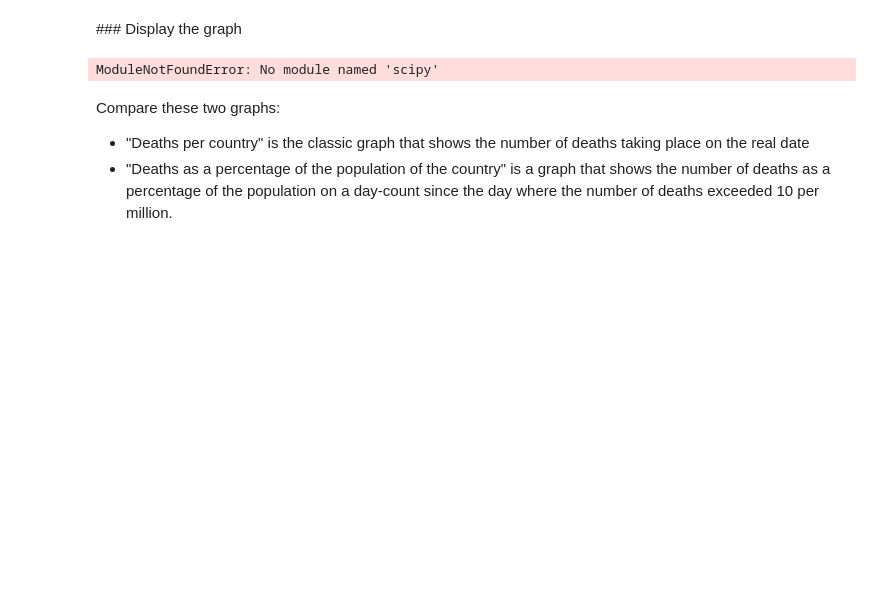
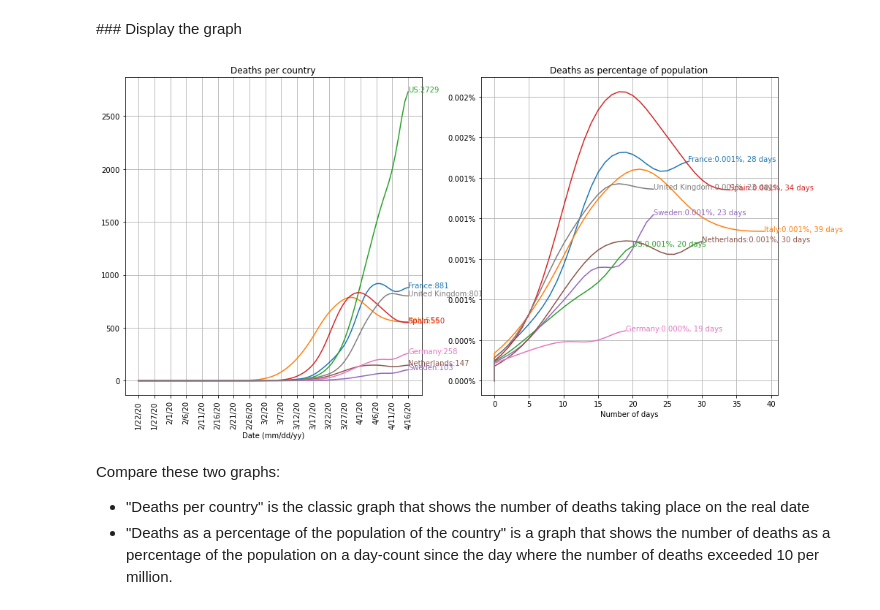
Before and after one commit to JeanRosselVallee/jupyter, a Jupyter notebook: COVID-CompareDailyDeathsAsPercentage.ipynb, the cells around one changed output. Drawn from its saved outputs; the diff is of its cells as text; code cells hidden in the pictures; blank space fills up the shorter version.

Commit message:
Add files via upload
smoothed curves

```diff
--- a/COVID-CompareDailyDeathsAsPercentage.ipynb
+++ b/COVID-CompareDailyDeathsAsPercentage.ipynb
@@ -106,34 +106,34 @@ display(data_per_country.tail(), data_percentage.tail())
 # %%
 import matplotlib.pyplot as plt
 import matplotlib.ticker as tck
 from scipy.ndimage.filters import gaussian_filter1d
 fig, (graph1, graph2) = plt.subplots(1, 2, figsize=(16,8))
 for country in country_list:
     graph_per_country = graph1.plot(data_per_country[data_per_country['country'] == country]['date'],
-        gaussian_filter1d(data_per_country[data_per_country['country'] == country]['nb_deaths'], sigma=2),
+        gaussian_filter1d(data_per_country[data_per_country['country'] == country]['nb_deaths'], sigma=3),
         label=country)
     last_x1, last_y1 = graph_per_country[0].get_data()[0][-1], graph_per_country[0].get_data()[1][-1]
     str_y1 = ':{:.0f}'.format(last_y1)
     graph1.annotate(xy=[last_x1, last_y1], s=country + str_y1, color=graph_per_country[0].get_color())
     graph_percentage = graph2.plot(data_percentage[data_percentage['country'] == country]['day'],
-        data_percentage[data_percentage['country'] == country]['deaths %'],
+        gaussian_filter1d(data_percentage[data_percentage['country'] == country]['deaths %'], sigma=3),
         label=country)
     last_x2, last_y2 = graph_percentage[0].get_data()[0][-1], graph_percentage[0].get_data()[1][-1]
     str2 = ':{:.3f}%, {:.0f} days'.format(last_y2, last_x2)
     graph2.annotate(xy=[last_x2, last_y2], s=country + str2, color=graph_percentage[0].get_color())
 graph1.grid()
 graph1.set_title('Deaths per country')
 graph1.xaxis.set_major_locator(tck.MaxNLocator(20))
 graph1.set_xlabel('Date (mm/dd/yy)')
 graph1.tick_params('x', labelrotation=90)
 graph2.grid()
 graph2.set_title('Deaths as percentage of population')
 graph2.set_xlabel('Number of days')
 ticker = tck.StrMethodFormatter('{x:,.3f}%')
 graph2.yaxis.set_major_formatter(ticker)
 plt.show()
 # %% [output]
-ModuleNotFoundError: No module named 'scipy'
+[figure, added]
 # %% [markdown]
 Compare these two graphs:
 - "Deaths per country" is the classic graph that shows the number of deaths taking place on the real date
```
Also changed, not shown: parts of 4 cells of this notebook.
